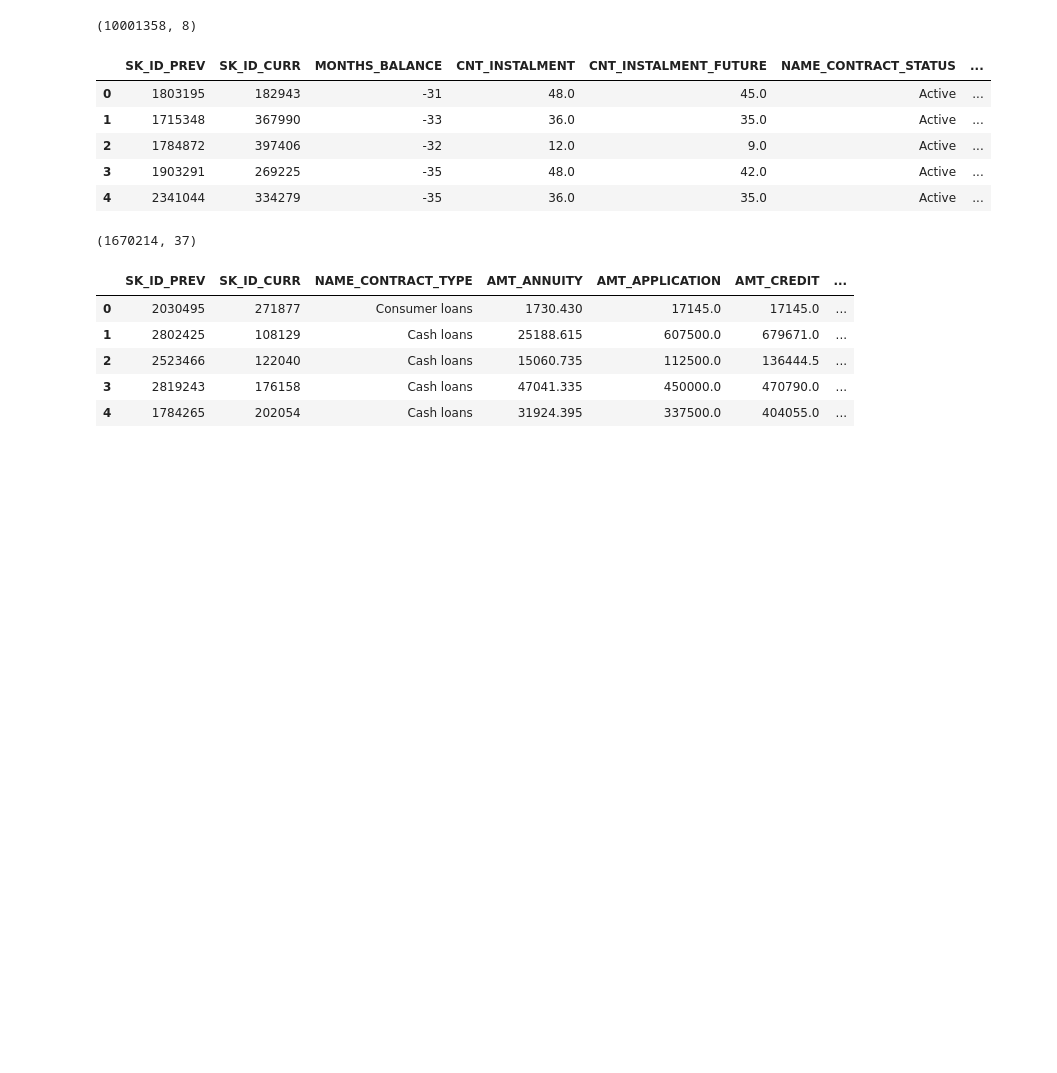
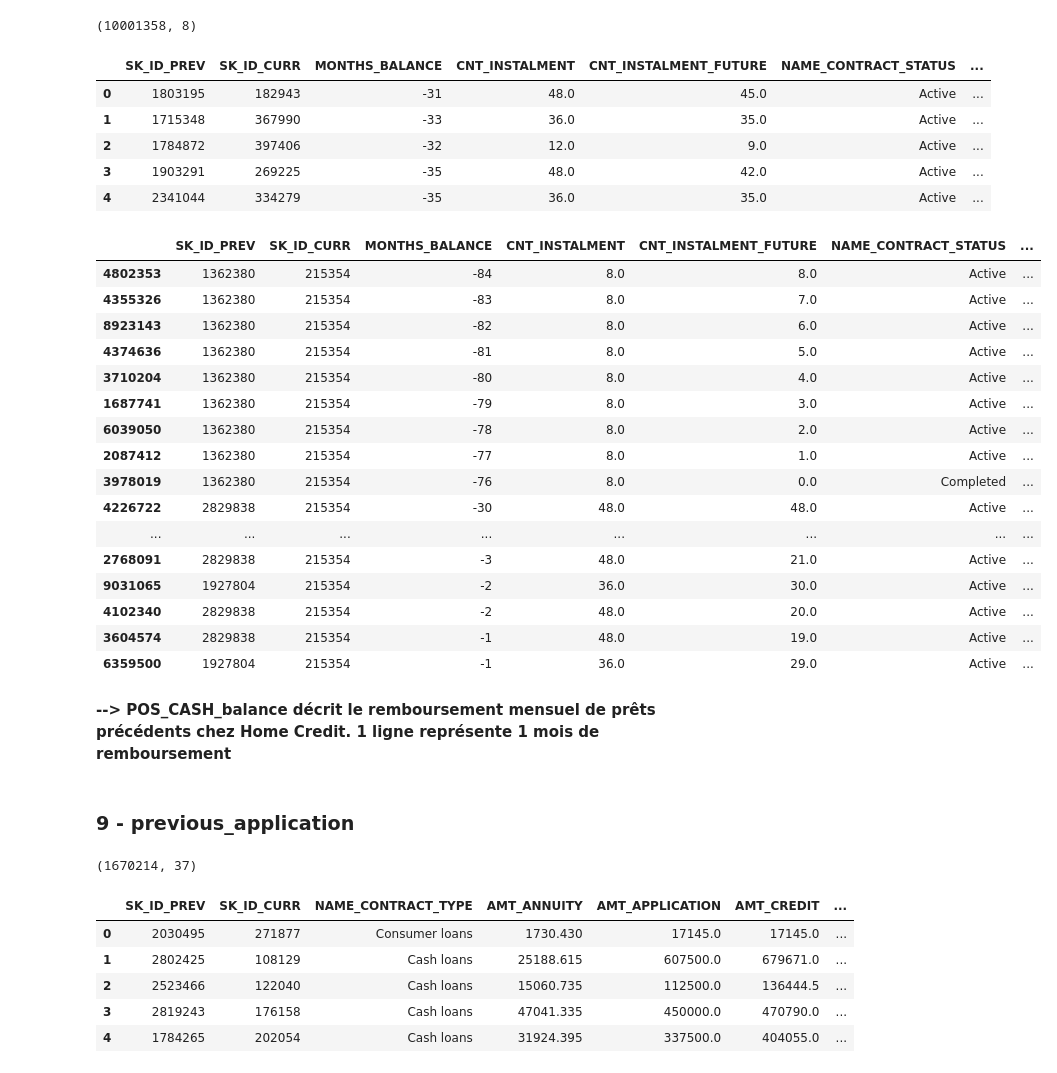
Before and after one commit to martinletouvet/oc_projet7, a Jupyter notebook: P7_Notebook.ipynb, the cells around one changed output. Cells and saved outputs as stored; diff of their text form; code cells hidden in the pictures; blank space fills up the shorter version.

```diff
--- a/P7_Notebook.ipynb
+++ b/P7_Notebook.ipynb
@@ -105,3 +214,7 @@ installments_payments.head(5)
 | 2 | 2085231 | 193053 | 2.0 | 1 | -63.0 | ... |
 | 3 | 2452527 | 199697 | 1.0 | 3 | -2418.0 | ... |
 | 4 | 2714724 | 167756 | 1.0 | 2 | -1383.0 | ... |
+# %%
+pd.options.display.max_rows = 150
+
+installments_payments[installments_payments['SK_ID_CURR']==215354].sort_values('DAYS_INSTALMENT', ascending=True)
@@ -118,6 +253,30 @@ POS_CASH_balance.head(5)
 | 2 | 1784872 | 397406 | -32 | 12.0 | 9.0 | Active | ... |
 | 3 | 1903291 | 269225 | -35 | 48.0 | 42.0 | Active | ... |
 | 4 | 2341044 | 334279 | -35 | 36.0 | 35.0 | Active | ... |
+# %%
+POS_CASH_balance[POS_CASH_balance['SK_ID_CURR']==215354].sort_values('MONTHS_BALANCE')
+# %% [output]
+|  | SK_ID_PREV | SK_ID_CURR | MONTHS_BALANCE | CNT_INSTALMENT | CNT_INSTALMENT_FUTURE | NAME_CONTRACT_STATUS | ... |
+| 4802353 | 1362380 | 215354 | -84 | 8.0 | 8.0 | Active | ... |
+| 4355326 | 1362380 | 215354 | -83 | 8.0 | 7.0 | Active | ... |
+| 8923143 | 1362380 | 215354 | -82 | 8.0 | 6.0 | Active | ... |
+| 4374636 | 1362380 | 215354 | -81 | 8.0 | 5.0 | Active | ... |
+| 3710204 | 1362380 | 215354 | -80 | 8.0 | 4.0 | Active | ... |
+| 1687741 | 1362380 | 215354 | -79 | 8.0 | 3.0 | Active | ... |
+| 6039050 | 1362380 | 215354 | -78 | 8.0 | 2.0 | Active | ... |
+| 2087412 | 1362380 | 215354 | -77 | 8.0 | 1.0 | Active | ... |
+| 3978019 | 1362380 | 215354 | -76 | 8.0 | 0.0 | Completed | ... |
+| 4226722 | 2829838 | 215354 | -30 | 48.0 | 48.0 | Active | ... |
+| ... | ... | ... | ... | ... | ... | ... | ... |
+| 2768091 | 2829838 | 215354 | -3 | 48.0 | 21.0 | Active | ... |
+| 9031065 | 1927804 | 215354 | -2 | 36.0 | 30.0 | Active | ... |
+| 4102340 | 2829838 | 215354 | -2 | 48.0 | 20.0 | Active | ... |
+| 3604574 | 2829838 | 215354 | -1 | 48.0 | 19.0 | Active | ... |
+| 6359500 | 1927804 | 215354 | -1 | 36.0 | 29.0 | Active | ... |
+# %% [markdown]
+**--> POS_CASH_balance décrit le remboursement mensuel de prêts précédents chez Home Credit. 1 ligne représente 1 mois de remboursement**
+# %% [markdown]
+### 9 - previous_application
 # %%
 previous_application.shape
 # %% [output]
```
Also changed, not shown: parts of 39 cells of this notebook.
